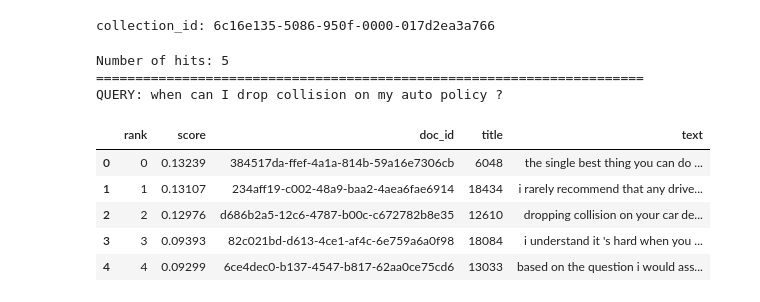
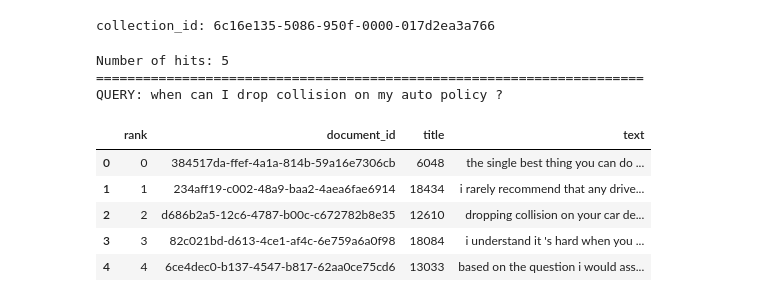
Before and after one commit to primeqa/primeqa, a Jupyter notebook: notebooks/retriever-reader-pipelines/extractive_reader_with_discovery.ipynb, the cells around one changed output. Cells and saved outputs as stored; diff of their text form; code cells hidden in the pictures.

```diff
--- a/notebooks/retriever-reader-pipelines/extractive_reader_with_discovery.ipynb
+++ b/notebooks/retriever-reader-pipelines/extractive_reader_with_discovery.ipynb
@@ -57,38 +52,41 @@ collection_id: 6c16e135-5086-950f-0000-017d2ea3a766
 # %%
 # Retrieve documents
 question = "when can I drop collision on my auto policy ?"
 hits = WDS.query(
         project_id=project_id,
         collection_ids=[collection_id],
         natural_language_query=question,
         count=max_num_documents).get_result()["results"]
 
 print(f'Number of hits: {len(hits)}')
 
 results = []
 if hits:
     for i, hit in enumerate(hits):
         query_hits = {
+        "document": {
             "rank": i,
-            "score": hit['result_metadata']['confidence'],
-            "doc_id": hit["document_id"] if "document_id" in hit else None,
+            "document_id": hit["document_id"] if "document_id" in hit else None,
             "text": hit["text"][0],
             "title": hit["title"] if "title" in hit else None
+        },
+        "score": hit['result_metadata']['confidence'],
         }
 
         results.append(query_hits)
 
-df = pd.DataFrame.from_records(results, columns=['rank','score','doc_id','title','text'])
+results_to_display = [result['document'] for result in results]
+df = pd.DataFrame.from_records(results_to_display, columns=['rank','document_id','title','text'])
 print('======================================================================')
 print(f'QUERY: {question}')
 display( HTML(df.to_html()) )
 # %% [output]
 Number of hits: 5
 ======================================================================
 QUERY: when can I drop collision on my auto policy ?
-|  | rank | score | doc_id | title | text |
-| 0 | 0 | 0.13239 | 384517da-ffef-4a1a-814b-59a16e7306cb | 6048 | the single best thing you can do ... |
-| 1 | 1 | 0.13107 | 234aff19-c002-48a9-baa2-4aea6fae6914 | 18434 | i rarely recommend that any drive... |
-| 2 | 2 | 0.12976 | d686b2a5-12c6-4787-b00c-c672782b8e35 | 12610 | dropping collision on your car de... |
-| 3 | 3 | 0.09393 | 82c021bd-d613-4ce1-af4c-6e759a6a0f98 | 18084 | i understand it 's hard when you ... |
-| 4 | 4 | 0.09299 | 6ce4dec0-b137-4547-b817-62aa0ce75cd6 | 13033 | based on the question i would ass... |
+|  | rank | document_id | title | text |
+| 0 | 0 | 384517da-ffef-4a1a-814b-59a16e7306cb | 6048 | the single best thing you can do ... |
+| 1 | 1 | 234aff19-c002-48a9-baa2-4aea6fae6914 | 18434 | i rarely recommend that any drive... |
+| 2 | 2 | d686b2a5-12c6-4787-b00c-c672782b8e35 | 12610 | dropping collision on your car de... |
+| 3 | 3 | 82c021bd-d613-4ce1-af4c-6e759a6a0f98 | 18084 | i understand it 's hard when you ... |
+| 4 | 4 | 6ce4dec0-b137-4547-b817-62aa0ce75cd6 | 13033 | based on the question i would ass... |
```
Also changed, not shown: parts of 6 cells of this notebook.
